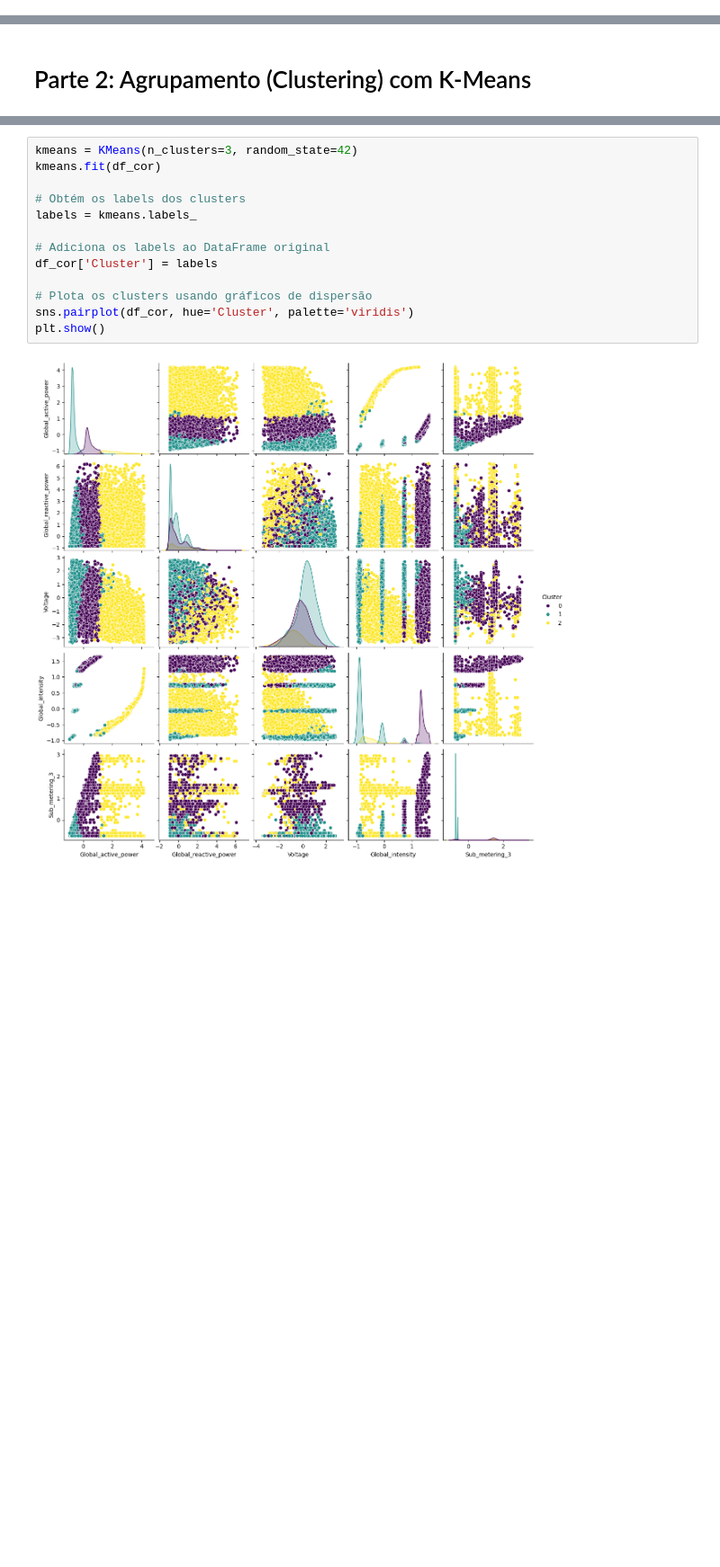
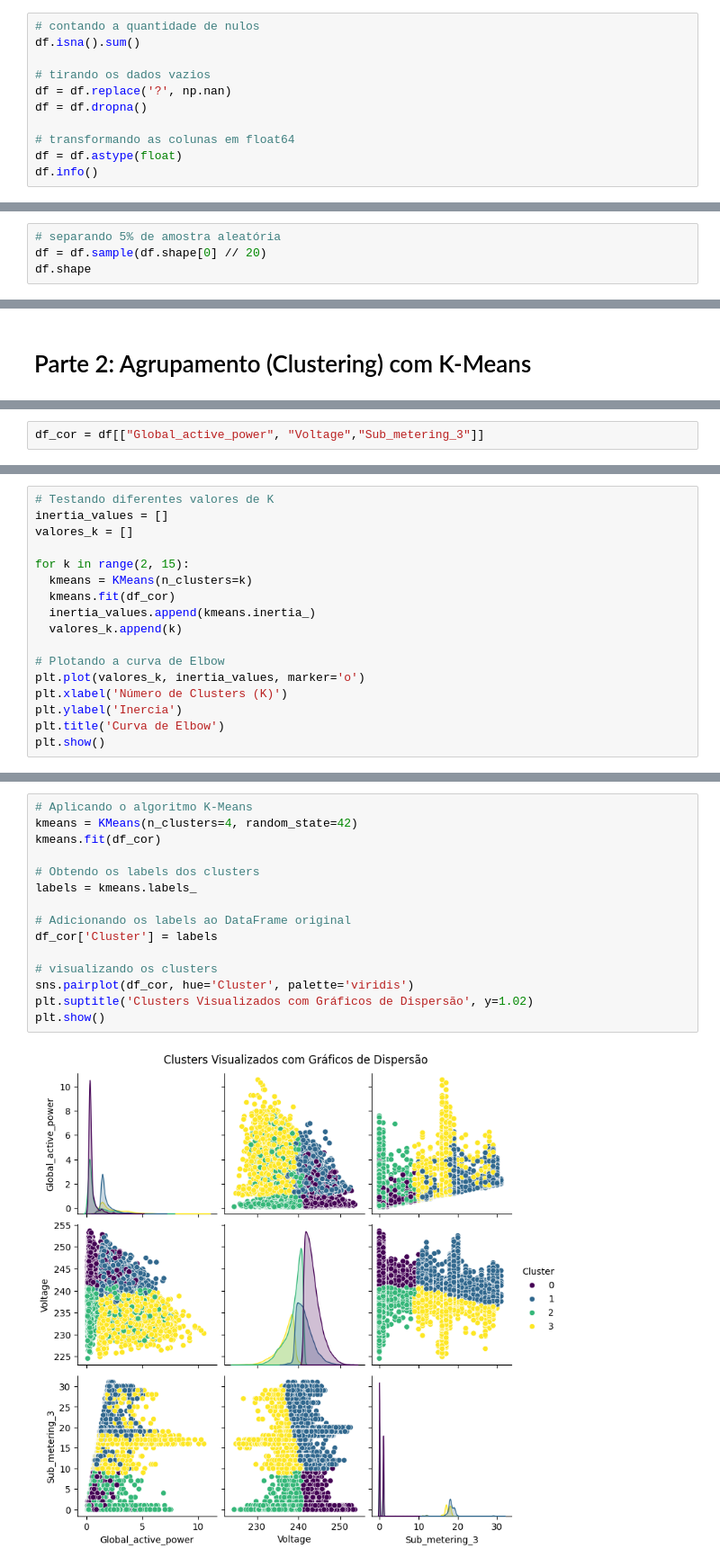
Before and after one commit to yagoluucas/Aprendizado-N-o-Supervisionado, a Jupyter notebook: exercicio.ipynb, the cells around one changed output, grey strips where cells are left out. Shown: that part at 90% size. Saved outputs shown, nothing was run; the diff lists cells and outputs as text; blank space fills up the shorter version.

```diff
--- a/exercicio.ipynb
+++ b/exercicio.ipynb
@@ -62,0 +56,11 @@ memory usage: 4.0 MB
+# %%
+# contando a quantidade de nulos
+df.isna().sum()
+
+# tirando os dados vazios
+df = df.replace('?', np.nan)
+df = df.dropna()
+
+# transformando as colunas em float64
+df = df.astype(float)
+df.info()
@@ -62,0 +84,4 @@ memory usage: 4.0 MB
+# %%
+# separando 5% de amostra aleatória
+df = df.sample(df.shape[0] // 20)
+df.shape
@@ -140,0 +131,2 @@ plt.show()
+# %%
+df_cor = df[["Global_active_power", "Voltage","Sub_metering_3"]]
@@ -140,0 +138,17 @@ plt.show()
+# %%
+# Testando diferentes valores de K
+inertia_values = []
+valores_k = []
+
+for k in range(2, 15):
+  kmeans = KMeans(n_clusters=k)
+  kmeans.fit(df_cor)
+  inertia_values.append(kmeans.inertia_)
+  valores_k.append(k)
+
+# Plotando a curva de Elbow
+plt.plot(valores_k, inertia_values, marker='o')
+plt.xlabel('Número de Clusters (K)')
+plt.ylabel('Inercia')
+plt.title('Curva de Elbow')
+plt.show()
@@ -141,15 +171,17 @@ plt.show()
 # %%
-kmeans = KMeans(n_clusters=3, random_state=42)
+# Aplicando o algoritmo K-Means
+kmeans = KMeans(n_clusters=4, random_state=42)
 kmeans.fit(df_cor)
 
-# Obtém os labels dos clusters
+# Obtendo os labels dos clusters
 labels = kmeans.labels_
 
-# Adiciona os labels ao DataFrame original
+# Adicionando os labels ao DataFrame original
 df_cor['Cluster'] = labels
 
-# Plota os clusters usando gráficos de dispersão
+# visualizando os clusters
 sns.pairplot(df_cor, hue='Cluster', palette='viridis')
+plt.suptitle('Clusters Visualizados com Gráficos de Dispersão', y=1.02)
 plt.show()
 # %% [output]
-[figure, old version]
+[figure, new version]
```
Also changed, not shown: parts of 29 cells of this notebook.
